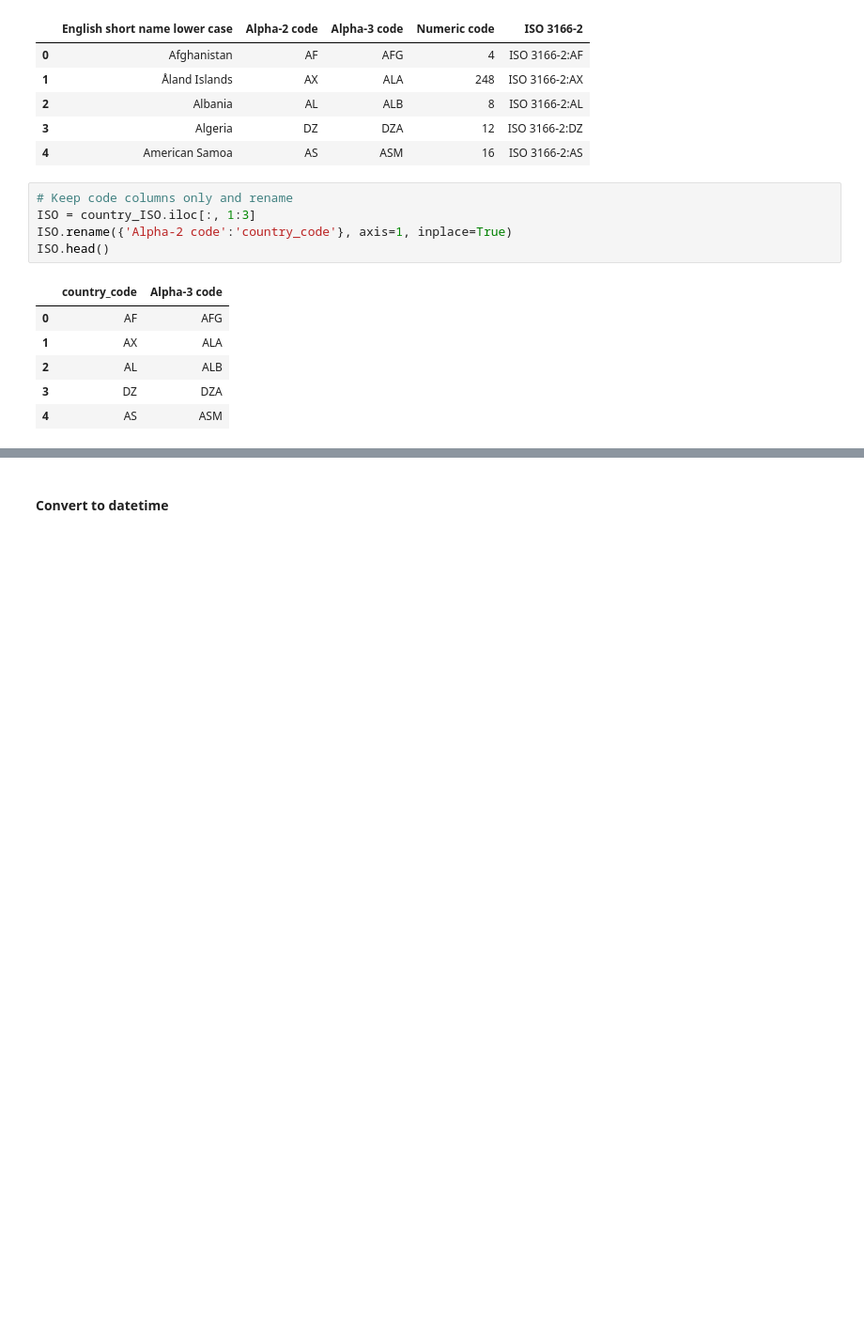
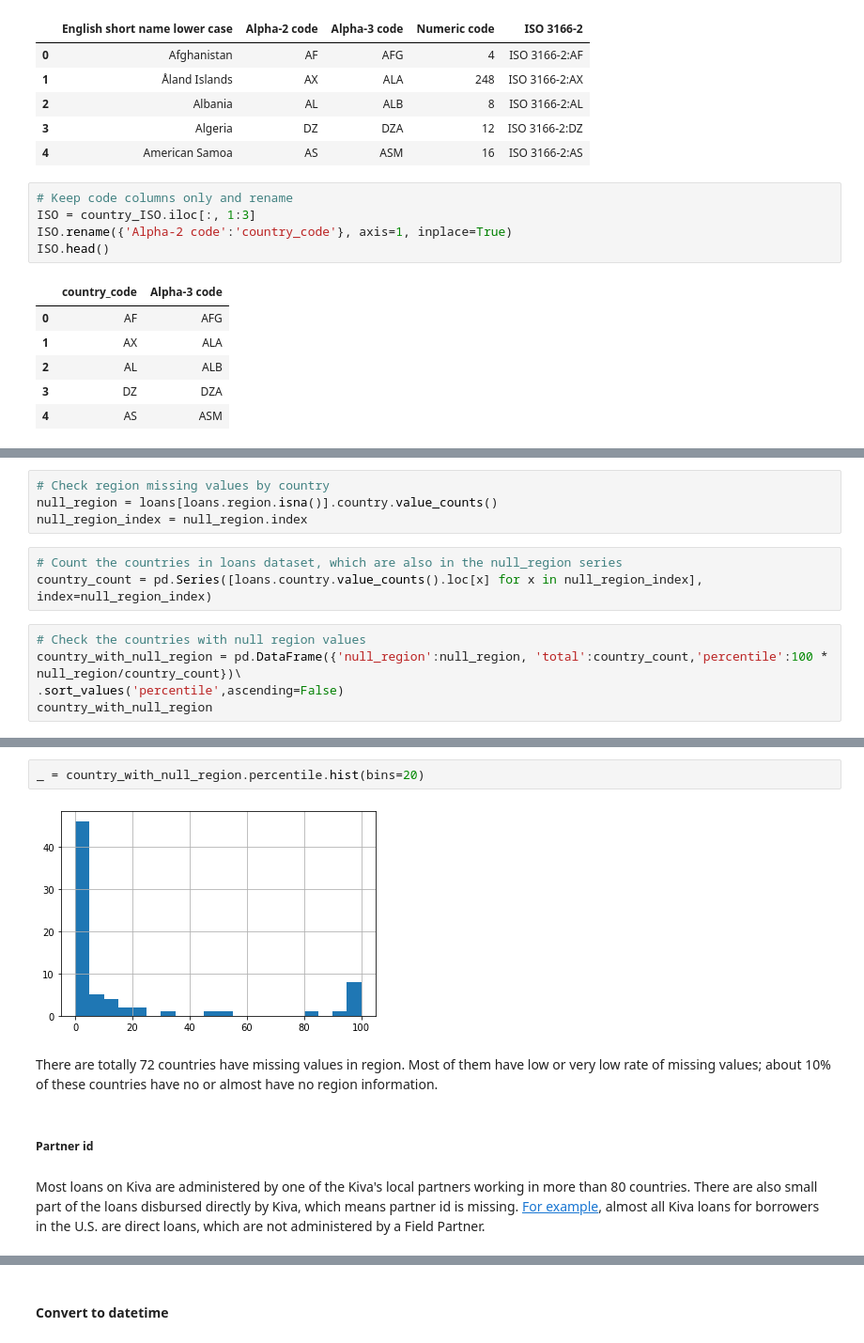
Before and after one commit to lasayin/Crowdfunding-on-Kiva-Platform, a Jupyter notebook: Kiva_Crowdfunding_Data_Wrangling.ipynb, the cells around one changed output, grey strips where cells are left out. Shown at 94% size. Cells and saved outputs as stored; diff of their text form; blank space fills up the shorter version.

```diff
--- a/Kiva_Crowdfunding_Data_Wrangling.ipynb
+++ b/Kiva_Crowdfunding_Data_Wrangling.ipynb
@@ -298,0 +341,12 @@ times.head()
+# %%
+# Check region missing values by country
+null_region = loans[loans.region.isna()].country.value_counts()
+null_region_index = null_region.index
+# %%
+# Count the countries in loans dataset, which are also in the null_region series
+country_count = pd.Series([loans.country.value_counts().loc[x] for x in null_region_index], index=null_region_index)
+# %%
+# Check the countries with null region values
+country_with_null_region = pd.DataFrame({'null_region':null_region, 'total':country_count,'percentile':100 * null_region/country_count})\
+.sort_values('percentile',ascending=False)
+country_with_null_region
@@ -298,0 +367,10 @@ times.head()
+# %%
+_ = country_with_null_region.percentile.hist(bins=20)
+# %% [output]
+[figure, added]
+# %% [markdown]
+There are totally 72 countries have missing values in region. Most of them have low or very low rate of missing values; about 10% of these countries have no or almost have no region information.
+# %% [markdown]
+##### Partner id
+# %% [markdown]
+Most loans on Kiva are administered by one of the Kiva's local partners working in more than 80 countries. There are also small part of the loans disbursed directly by Kiva, which means partner id is missing. [For example](https://www.kiva.org/about/due-diligence), almost all Kiva loans for borrowers in the U.S. are direct loans, which are not administered by a Field Partner.
```
Also changed, not shown: parts of 169 cells of this notebook.
